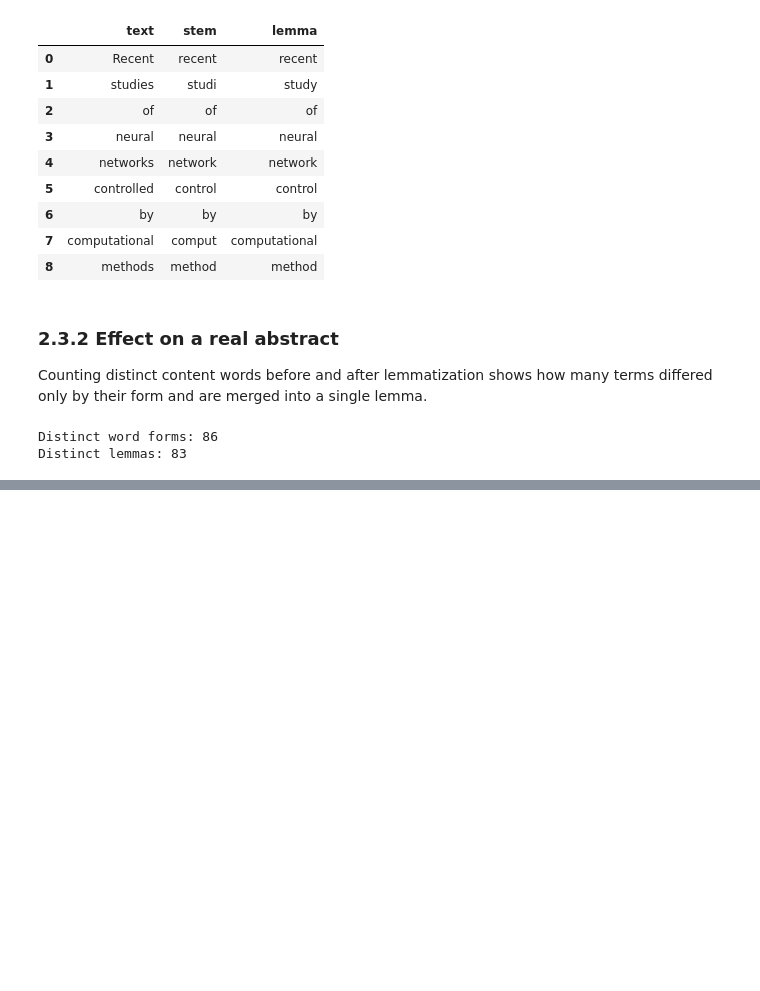
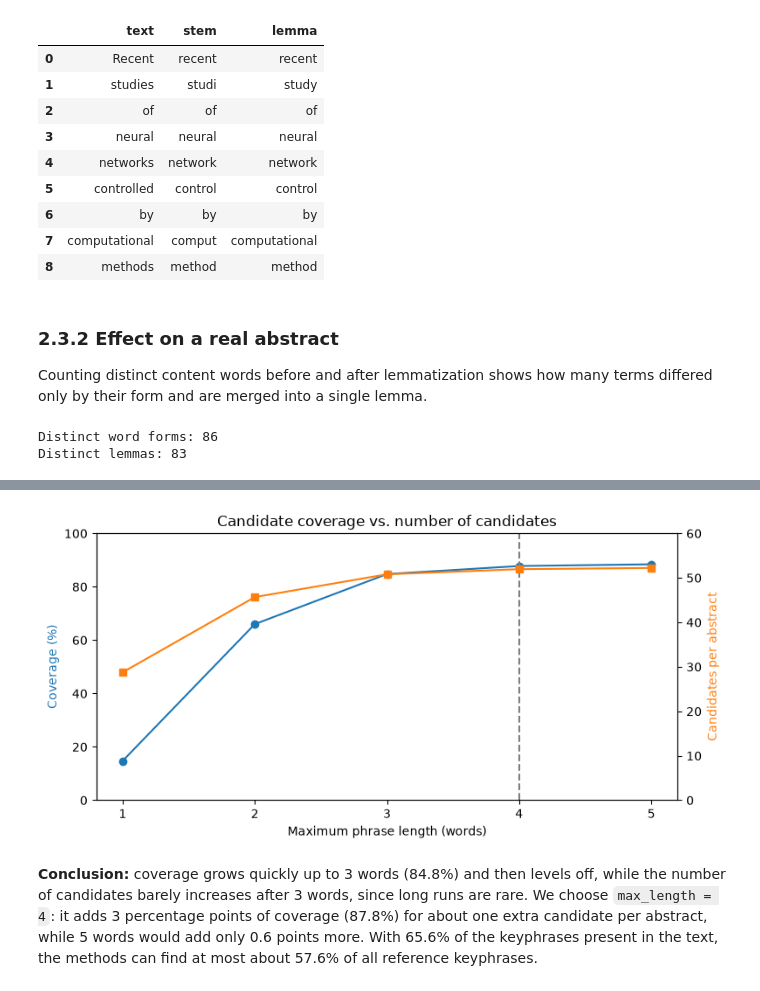
Before and after one commit to FicaBogdan15/keyword-extractor, a Jupyter notebook: keyword_extractor.ipynb, the cells around one changed output, grey strips where cells are left out. Cells and saved outputs as stored; diff of their text form; code cells hidden in the pictures; blank space fills up the shorter version.

Commit message:
Stage 2.4-2.6: POS tagging, candidate generation and coverage

```diff
--- a/keyword_extractor.ipynb
+++ b/keyword_extractor.ipynb
@@ -384,0 +501,4 @@ Distinct lemmas: 83
+# %%
+doc = analyze(dataset["test"][0]["document"])
+
+[" ".join(token.text for token in run) for run in candidate_runs(doc)][:10]
@@ -384,0 +592,2 @@ Distinct lemmas: 83
+# %%
+test_docs = [analyze(sample["document"]) for sample in dataset["test"]]
@@ -384,0 +599,10 @@ Distinct lemmas: 83
+# %%
+def candidate_coverage(docs, samples, max_length):
+    found, total, candidate_count = 0, 0, 0
+    for doc, sample in zip(docs, samples):
+        candidates = {phrase_text(phrase) for phrase in extract_candidates(doc, max_length)}
+        reference = set(sample["extractive_keyphrases"])
+        found += len(reference & candidates)
+        total += len(reference)
+        candidate_count += len(candidates)
+    return found / total, candidate_count / len(docs)
@@ -384,0 +614,7 @@ Distinct lemmas: 83
+# %%
+rows = []
+for max_length in [1, 2, 3, 4, 5]:
+    coverage, candidates_per_doc = candidate_coverage(test_docs, dataset["test"], max_length)
+    rows.append({"max_length": max_length, "coverage": coverage, "candidates_per_doc": candidates_per_doc})
+
+pd.DataFrame(rows).round(3)
@@ -384,0 +628,31 @@ Distinct lemmas: 83
+# %%
+coverage_table = pd.DataFrame(rows)
+
+fig, ax_coverage = plt.subplots(figsize=(8, 4))
+ax_candidates = ax_coverage.twinx()
+
+ax_coverage.plot(coverage_table["max_length"], coverage_table["coverage"] * 100, marker="o", color="tab:blue")
+ax_candidates.plot(coverage_table["max_length"], coverage_table["candidates_per_doc"], marker="s", color="tab:orange")
+
+ax_coverage.set_ylim(0, 100)
+ax_candidates.set_ylim(0, 60)
+ax_coverage.axvline(4, linestyle="--", color="gray")
+
+ax_coverage.set_xticks(coverage_table["max_length"])
+ax_coverage.set_xlabel("Maximum phrase length (words)")
+ax_coverage.set_ylabel("Coverage (%)", color="tab:blue")
+ax_candidates.set_ylabel("Candidates per abstract", color="tab:orange")
+plt.title("Candidate coverage vs. number of candidates")
+
+plt.tight_layout()
+plt.savefig("results/02_candidate_coverage.png", dpi=150)
+plt.show()
+# %% [output]
+[figure, added]
+# %% [markdown]
+**Conclusion:** coverage grows quickly up to 3 words (84.8%) and then levels off, while the
+number of candidates barely increases after 3 words, since long runs are rare.
+We choose `max_length = 4`: it adds 3 percentage points of coverage (87.8%) for about
+one extra candidate per abstract, while 5 words would add only 0.6 points more.
+With 65.6% of the keyphrases present in the text, the methods can find at most
+about 57.6% of all reference keyphrases.
```
Also changed, not shown: parts of 26 cells of this notebook, 1 other file.
